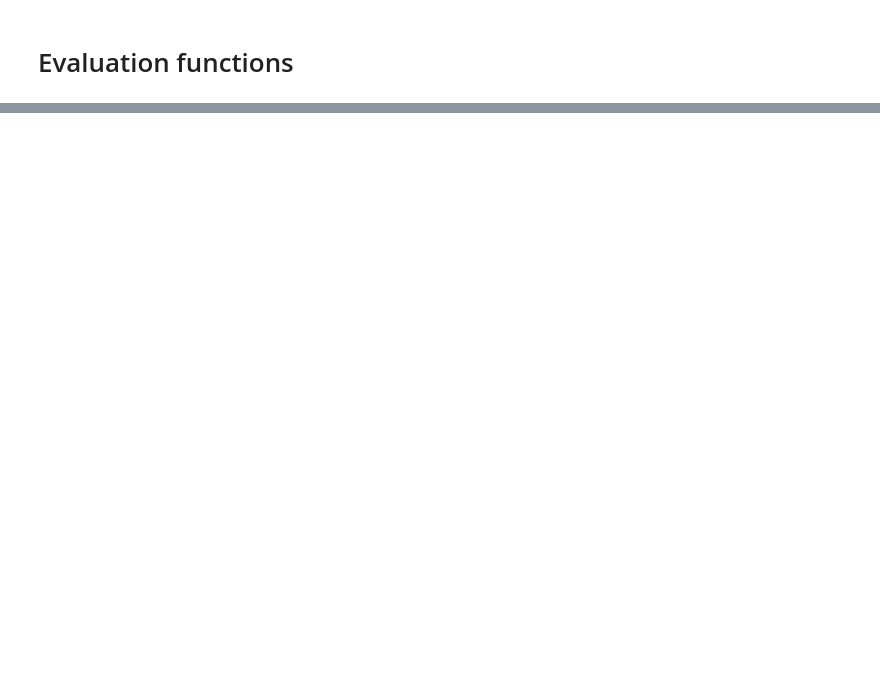
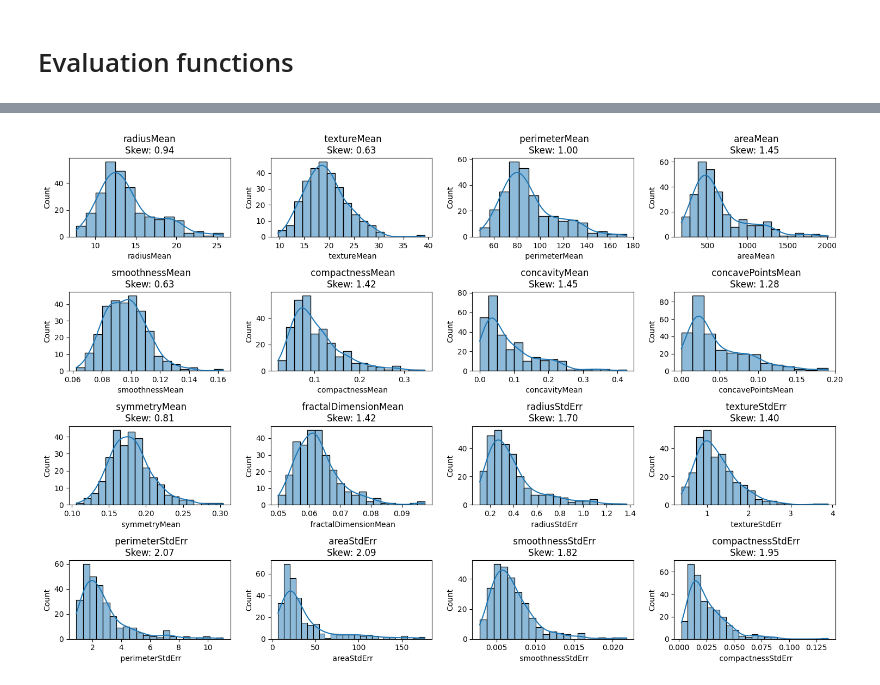
Before and after one commit to SamK-120/tu_ml_assignment_1, a Jupyter notebook: ML.ipynb, the cells around one changed output, grey strips where cells are left out. Saved outputs shown, nothing was run; the diff lists cells and outputs as text; code cells hidden in the pictures; blank space fills up the shorter version.

```diff
--- a/ML.ipynb
+++ b/ML.ipynb
@@ -129,0 +753,5 @@ def compare_metrics(y_true:pd.DataFrame, y_pred:pd.DataFrame) -> dict:
+# %%
+columns_to_drop = ['ID']
+cancer_data_trn = cancer_data_trn.drop(columns=columns_to_drop, errors='ignore')
+cancer_data_tst = cancer_data_tst.drop(columns=columns_to_drop, errors='ignore')
+cancer_data_trn.head()
@@ -129,0 +768,11 @@ def compare_metrics(y_true:pd.DataFrame, y_pred:pd.DataFrame) -> dict:
+# %%
+num_cols_initial, cat_cols_initial = filterColumnsWithType(cancer_data_trn)
+num_cols = cancer_data_trn.select_dtypes(include=['int64', 'float64']).columns.tolist()
+# %%
+# Convert target column
+cancer_data_trn['class'] = cancer_data_trn['class'].astype(int)
+cancer_data_tst['class'] = cancer_data_tst['class'].astype(int)
+# %%
+# Split dependent and independent features of both test and train data set
+x_train, y_train = splitDependentIndependent(cancer_data_trn, 'class')
+x_test, y_test = splitDependentIndependent(cancer_data_tst, 'class')
@@ -129,0 +791,5 @@ def compare_metrics(y_true:pd.DataFrame, y_pred:pd.DataFrame) -> dict:
+# %%
+subset = num_cols_initial[0:16]
+plotSkewedNess(x_train, subset, 4)
+# %% [output]
+[figure, added]
```
Also changed, not shown: parts of 153 cells of this notebook.
